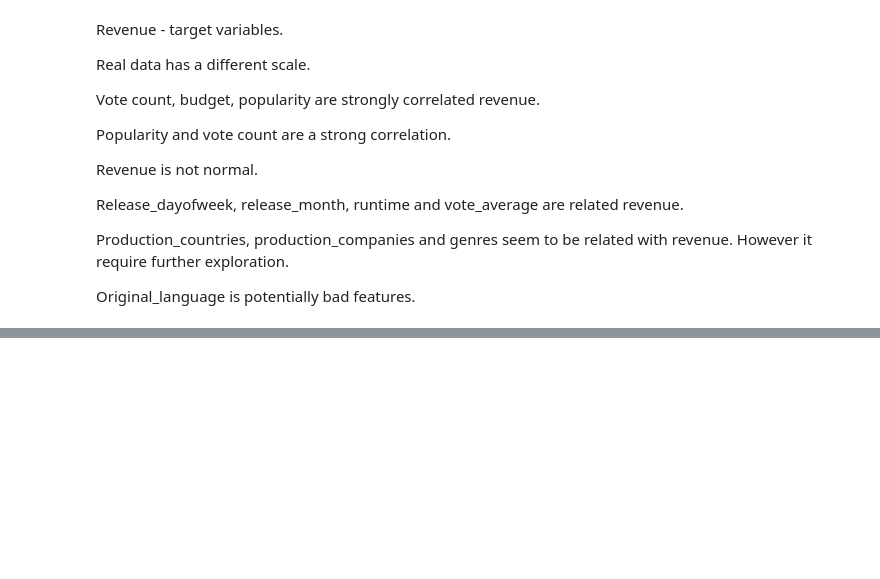
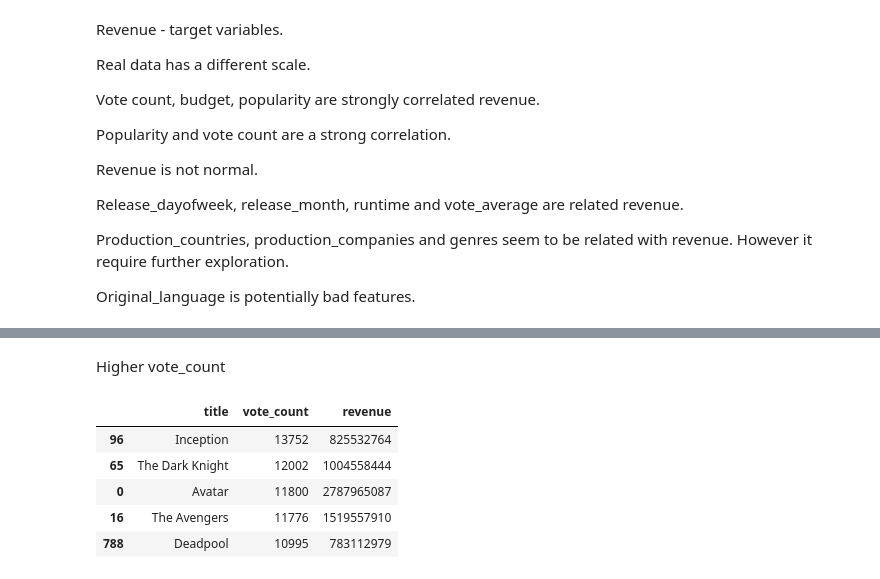
Before and after one commit to maslovalyudmila/ds_school_2020, a Jupyter notebook: task 1/Group6_Babaev_visual_data_analysis.ipynb, the cells around one changed output, grey strips where cells are left out. Saved outputs shown, nothing was run; the diff lists cells and outputs as text; code cells hidden in the pictures; blank space fills up the shorter version.

```diff
--- a/task 1/Group6_Babaev_visual_data_analysis.ipynb
+++ b/task 1/Group6_Babaev_visual_data_analysis.ipynb
@@ -476,0 +457,2 @@ Original_language is potentially bad features.
+# %%
+data = pd.read_csv('drive/My Drive/tmdb_5000_movies.csv')
@@ -476,0 +481,11 @@ Original_language is potentially bad features.
+# %% [markdown]
+Higher vote_count
+# %%
+data.sort_values('vote_count', ascending=False)[['title','vote_count', 'revenue']].head()
+# %% [output]
+|  | title | vote_count | revenue |
+| 96 | Inception | 13752 | 825532764 |
+| 65 | The Dark Knight | 12002 | 1004558444 |
+| 0 | Avatar | 11800 | 2787965087 |
+| 16 | The Avengers | 11776 | 1519557910 |
+| 788 | Deadpool | 10995 | 783112979 |
```
Also changed, not shown: parts of 26 cells of this notebook.
